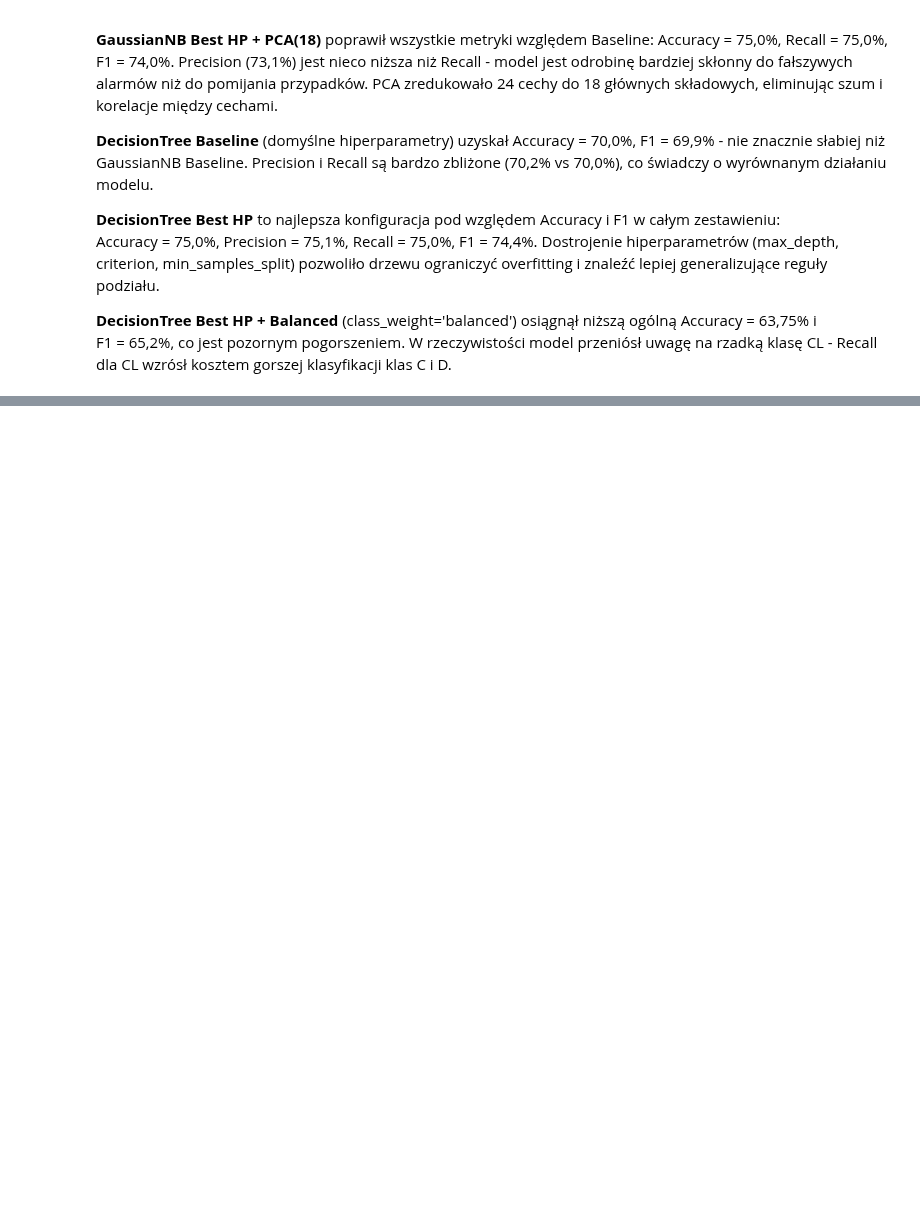
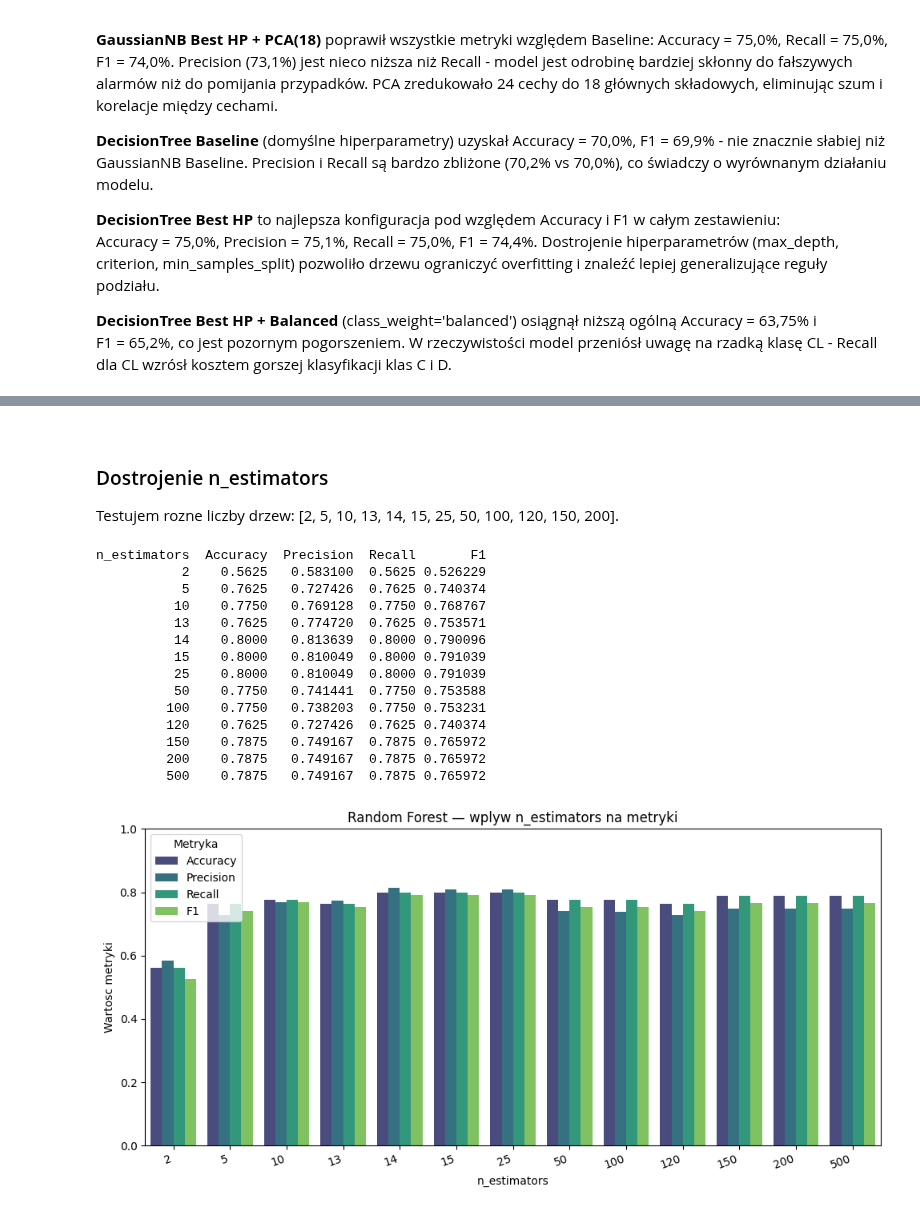
Before and after one commit to rozamazurek/-Cirrhosis-Patient-Survival-Prediction, a Jupyter notebook: eda.ipynb, the cells around one changed output, grey strips where cells are left out. Saved outputs shown, nothing was run; the diff lists cells and outputs as text; code cells hidden in the pictures; blank space fills up the shorter version.

```diff
--- a/eda.ipynb
+++ b/eda.ipynb
@@ -1454,0 +1493,36 @@ DecisionTree Best HP + Balanced    0.6375   0.676789  0.6375 0.652299
+# %% [markdown]
+<!-- wnioski baseline RF -->
+# %% [markdown]
+### Dostrojenie n\_estimators
+
+Testujem rozne liczby drzew: [2, 5, 10, 13, 14, 15, 25, 50, 100, 120, 150, 200].
+# %%
+n_est_values = [2, 5, 10, 13, 14, 15, 25, 50, 100, 120, 150, 200]
+results_rf_hp = []
+
+for n in n_est_values:
+    rf = RandomForestClassifier(n_estimators=n, random_state=42, n_jobs=-1)
+    rf.fit(X_train, y_train)
+    m = compute_metrics(y_test, rf.predict(X_test))
+    m['n_estimators'] = str(n)
+    results_rf_hp.append(m)
+
+df_rf_hp = pd.DataFrame(results_rf_hp)
+print(df_rf_hp[['n_estimators', 'Accuracy', 'Precision', 'Recall', 'F1']].to_string(index=False))
+plot_metrics_bar(df_rf_hp, 'n_estimators', 'Random Forest — wplyw n_estimators na metryki')
+# %% [output]
+n_estimators  Accuracy  Precision  Recall       F1
+           2    0.5625   0.583100  0.5625 0.526229
+           5    0.7625   0.727426  0.7625 0.740374
+          10    0.7750   0.769128  0.7750 0.768767
+          13    0.7625   0.774720  0.7625 0.753571
+          14    0.8000   0.813639  0.8000 0.790096
+          15    0.8000   0.810049  0.8000 0.791039
+          25    0.8000   0.810049  0.8000 0.791039
+          50    0.7750   0.741441  0.7750 0.753588
+         100    0.7750   0.738203  0.7750 0.753231
+         120    0.7625   0.727426  0.7625 0.740374
+         150    0.7875   0.749167  0.7875 0.765972
+         200    0.7875   0.749167  0.7875 0.765972
+         500    0.7875   0.749167  0.7875 0.765972
+[figure, added]
```
Also changed, not shown: parts of 14 cells of this notebook.
